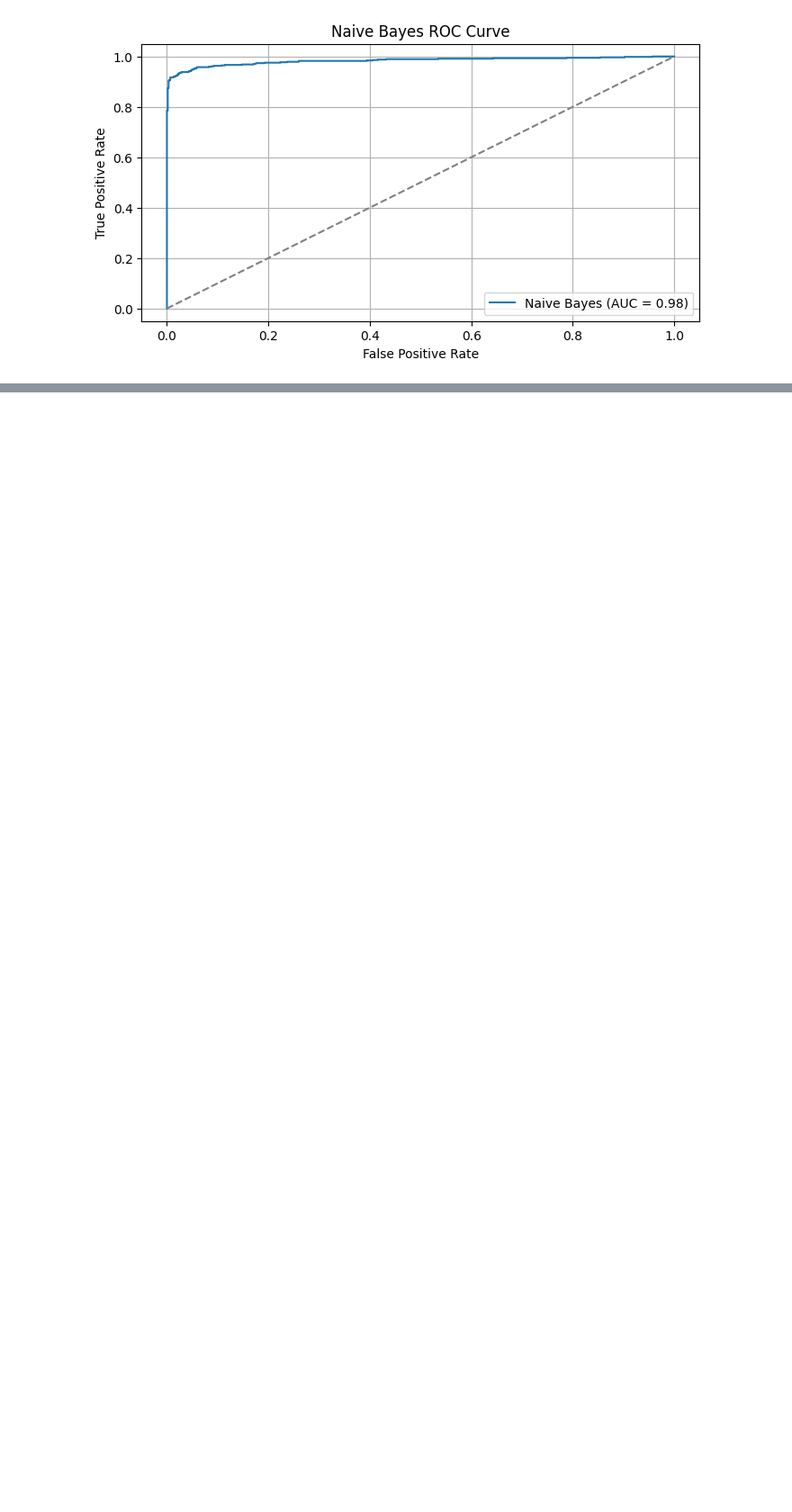
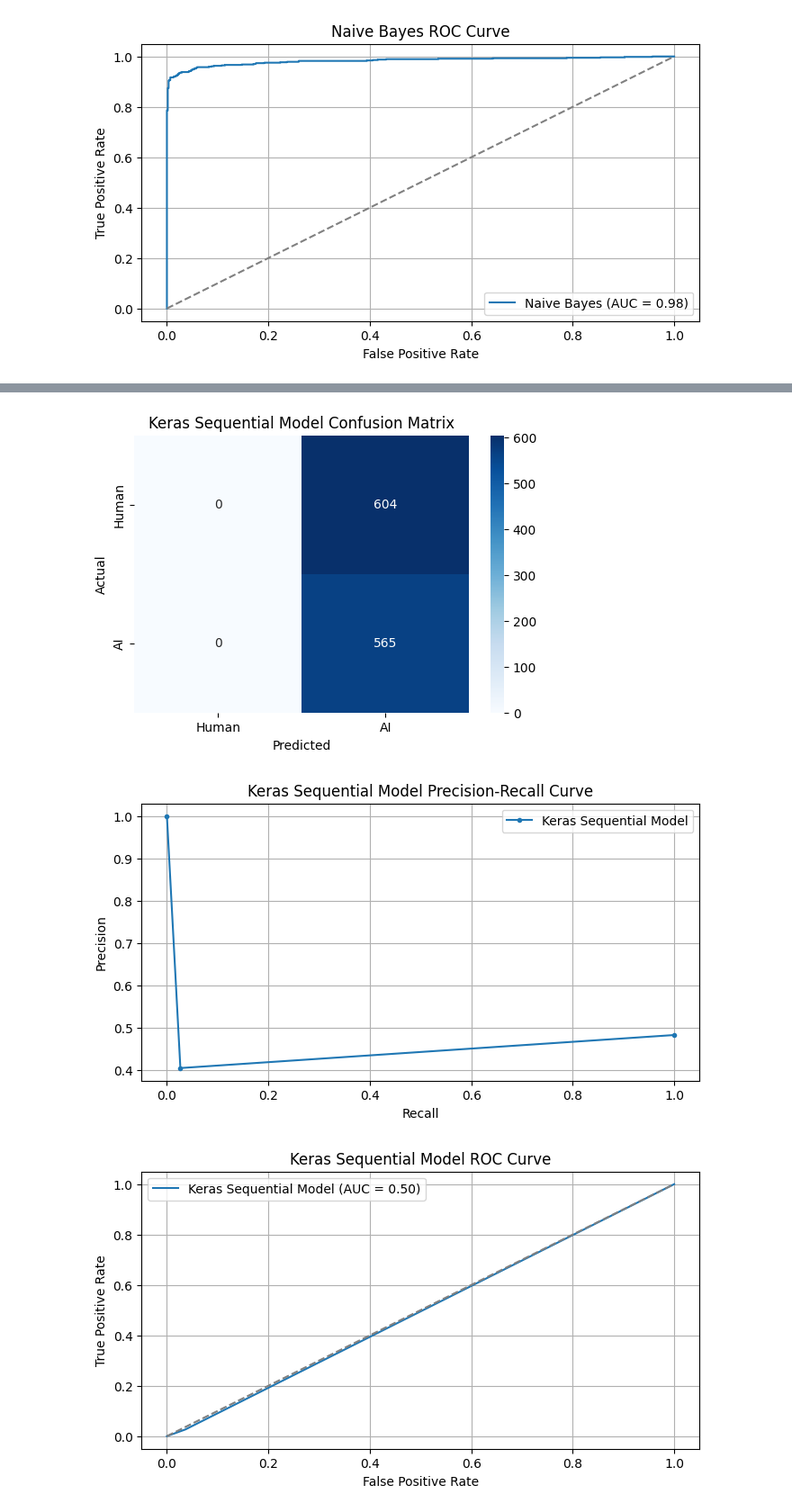
Before and after one commit to pallasite99/AI-comment-classifier, a Jupyter notebook: src/base.ipynb, the cells around one changed output, grey strips where cells are left out. Shown at 90% size. Drawn from its saved outputs; the diff is of its cells as text; code cells hidden in the pictures; blank space fills up the shorter version.

```diff
--- a/src/base.ipynb
+++ b/src/base.ipynb
@@ -872,3 +874,54 @@ visualize_naive_bayes(y_test, y_pred, y_pred_proba)
 [figure]
 [figure]
 [figure]
+# %%
+import matplotlib.pyplot as plt
+import seaborn as sns
+from sklearn.metrics import confusion_matrix, roc_curve, auc, precision_recall_curve
+
+def visualize_keras_model(model, X_test, y_test, y_pred, y_pred_proba, model_name="Keras Model"):
+    # 1. Confusion Matrix
+    conf_matrix = confusion_matrix(y_test, y_pred)
+    plt.figure(figsize=(6, 4))
+    sns.heatmap(conf_matrix, annot=True, fmt='d', cmap='Blues', xticklabels=["Human", "AI"], yticklabels=["Human", "AI"])
+    plt.title(f"{model_name} Confusion Matrix")
+    plt.xlabel("Predicted")
+    plt.ylabel("Actual")
+    plt.show()
+
+    # 2. Precision-Recall Curve
+    precision, recall, _ = precision_recall_curve(y_test, y_pred_proba)
+    plt.figure(figsize=(8, 4))
+    plt.plot(recall, precision, marker='.', label=model_name)
+    plt.title(f"{model_name} Precision-Recall Curve")
+    plt.xlabel("Recall")
+    plt.ylabel("Precision")
+    plt.legend()
+    plt.grid(True)
+    plt.show()
+
+    # 3. ROC Curve
+    fpr, tpr, _ = roc_curve(y_test, y_pred_proba)
+    roc_auc = auc(fpr, tpr)
+    plt.figure(figsize=(8, 4))
+    plt.plot(fpr, tpr, label=f'{model_name} (AUC = {roc_auc:.2f})')
+    plt.plot([0, 1], [0, 1], color='gray', linestyle='--')
+    plt.title(f"{model_name} ROC Curve")
+    plt.xlabel("False Positive Rate")
+    plt.ylabel("True Positive Rate")
+    plt.legend()
+    plt.grid(True)
+    plt.show()
+
+# Example Usage:
+# Assuming model, X_test, y_test, y_pred, and y_pred_proba are available
+# Predict probabilities for the positive class
+# 1. Predict probabilities using Keras model
+y_pred_proba = model.predict(X_test).flatten()  # Ensure output is 1D array
+
+# 2. Convert probabilities to binary predictions using a threshold
+y_pred = (y_pred_proba >= 0.5).astype(int)
+
+# 3. Visualize results
+visualize_keras_model(model, X_test, y_test, y_pred, y_pred_proba, model_name="Keras Sequential Model")
+# %% [output]
@@ -874,0 +929,3 @@ visualize_naive_bayes(y_test, y_pred, y_pred_proba)
+[figure, added]
+[figure, added]
+[figure, added]
```
Also changed, not shown: parts of 6 cells of this notebook.
